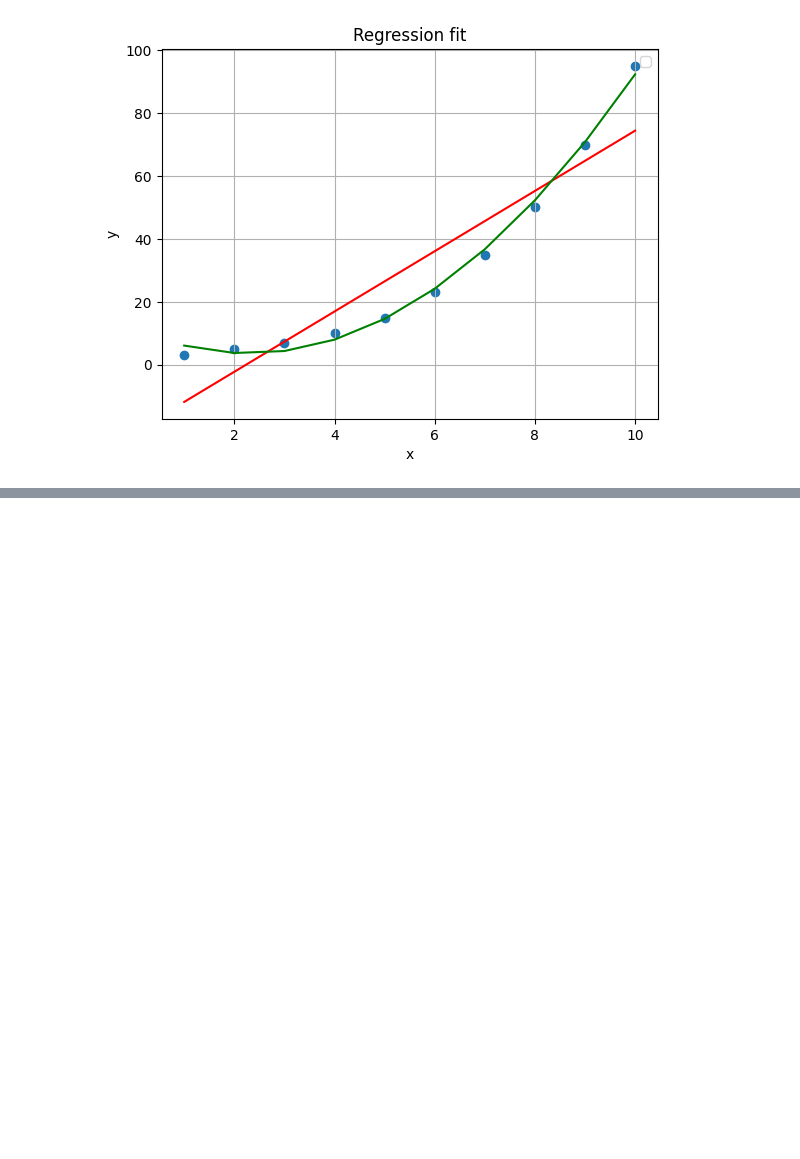
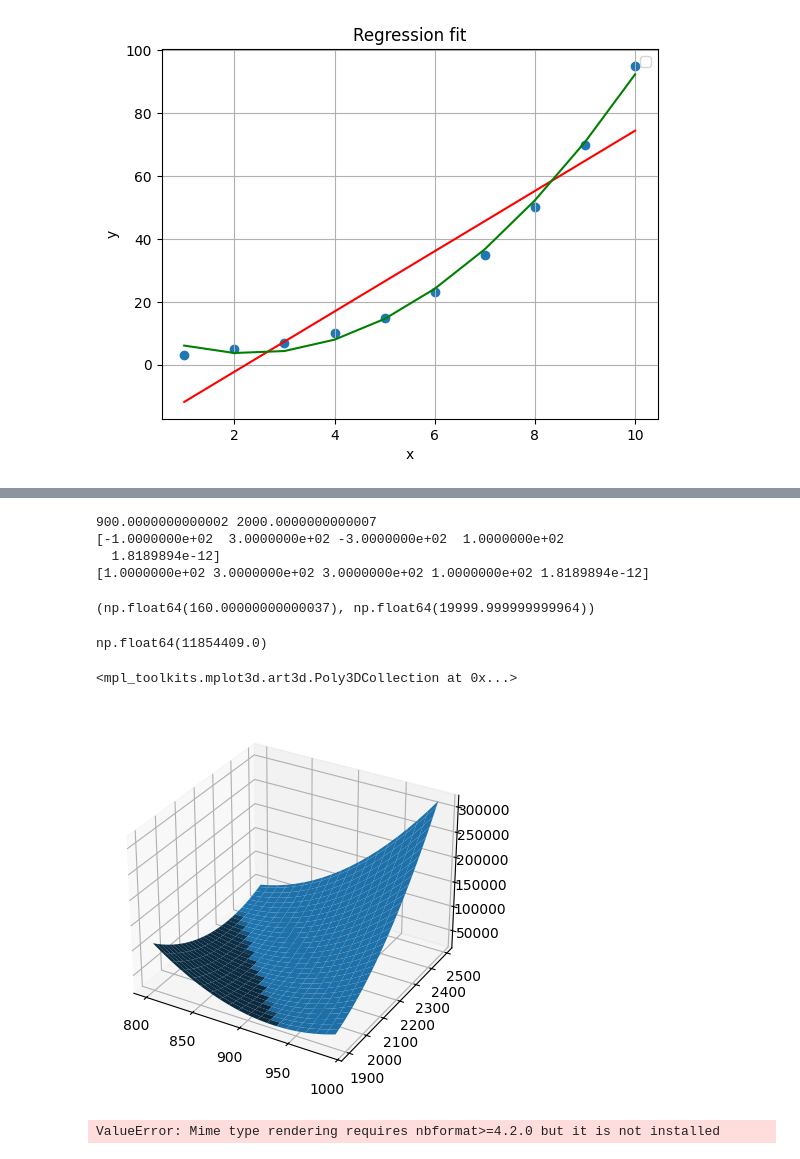
Before and after one commit to MoktanSujita/data-science-class-track, a Jupyter notebook: day14.ipynb, the cells around one changed output, grey strips where cells are left out. Saved outputs shown, nothing was run; the diff lists cells and outputs as text; code cells hidden in the pictures; blank space fills up the shorter version.

```diff
--- a/day14.ipynb
+++ b/day14.ipynb
@@ -36,0 +136,44 @@ plt.show()
+# %%
+x = np.array([1,2,3,4,5])
+y = np.array([3000,3500,5000,5500,6500])
+error_return(x,y)
+# %% [output]
+900.0000000000002 2000.0000000000007
+[-1.0000000e+02  3.0000000e+02 -3.0000000e+02  1.0000000e+02
+  1.8189894e-12]
+[1.0000000e+02 3.0000000e+02 3.0000000e+02 1.0000000e+02 1.8189894e-12]
+(np.float64(160.00000000000037), np.float64(19999.999999999964))
+# %%
+def compute_cost(m,b,x,y):
+    predictions = m*x + b
+    errors = predictions -y
+    J = np.mean(errors**2)/2
+    return J
+compute_cost(1,1,x,y)
+# %% [output]
+np.float64(11854409.0)
+# %%
+m_values = np.arange(800,1000,10)
+b_values = np.arange(1900,2500,10)
+# %%
+M,B = np.meshgrid(m_values, b_values)
+J = np.zeros(M.shape)
+# %%
+J[0,0]=compute_cost(M[0,0],B[0,0],x,y)
+# %%
+for i in range(M.shape[0]):
+    for j in range(M.shape[1]):
+        J[i,j] = compute_cost(M[i,j],B[i,j],x,y)
+# %%
+fig = plt.figure()
+ax = fig.add_subplot(111,projection='3d')
+ax.plot_surface(M,B,J)
+# %% [output]
+<mpl_toolkits.mplot3d.art3d.Poly3DCollection at 0x...>
+[figure, added]
+# %%
+import plotly.graph_objects as go
+fig = go.Figure(data=[go.Surface(x = M, y = B, z = J)])
+fig.show()
+# %% [output]
+ValueError: Mime type rendering requires nbformat>=4.2.0 but it is not installed
```
Also changed, not shown: parts of 11 cells of this notebook, 7 other files.
